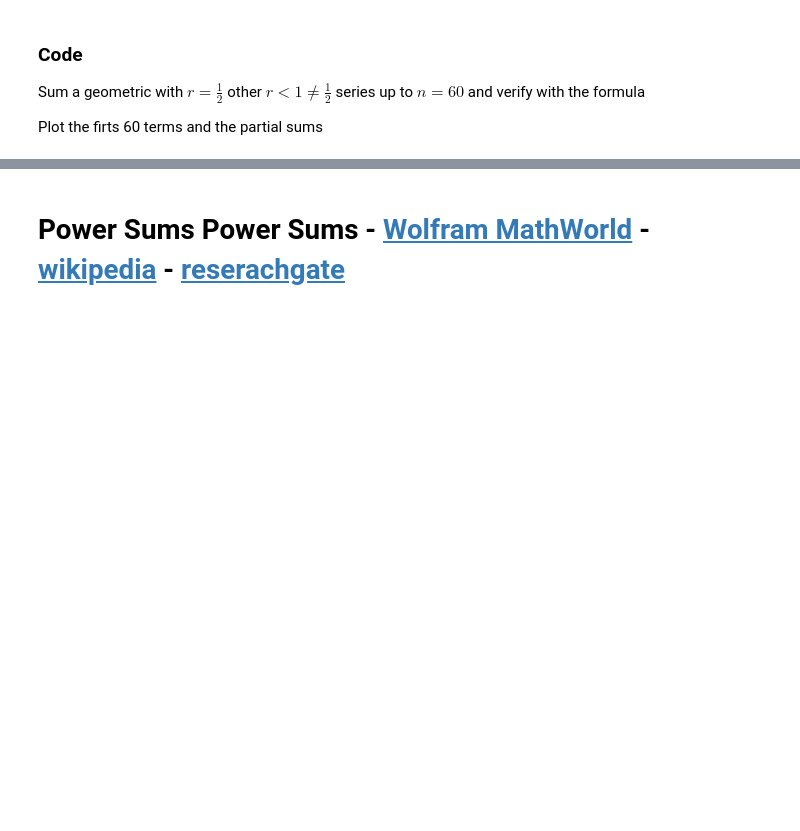
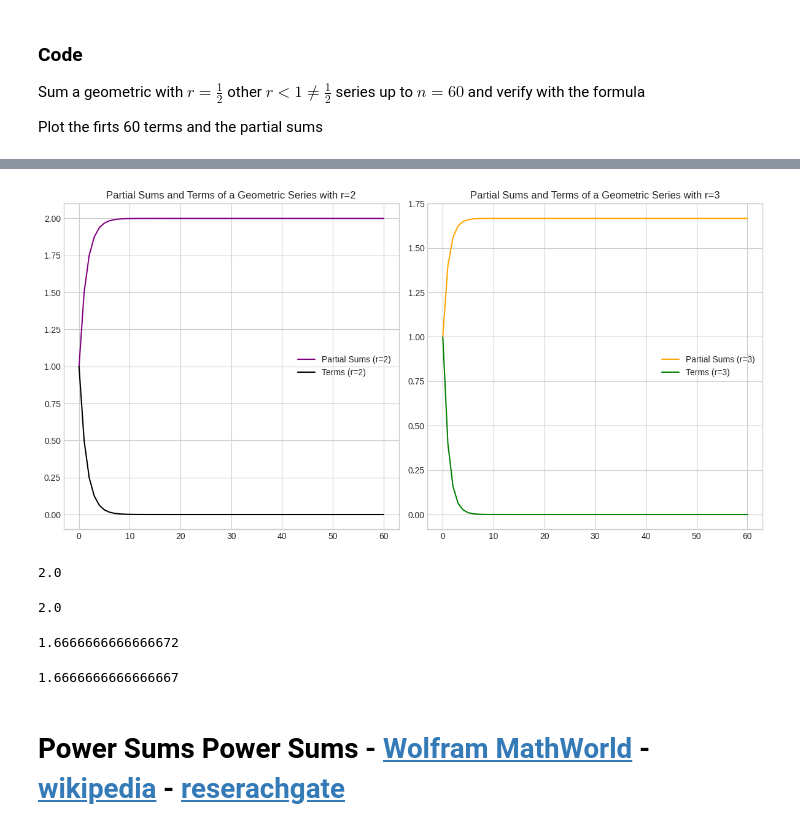
Before and after one commit to SAMREYBEN64/MetNumUN2023II, a Jupyter notebook: Lab1/sreyesbArithmeticSeriesGeometricSeriesPowerSums.ipynb, the cells around one changed output, grey strips where cells are left out. Drawn from its saved outputs; the diff is of its cells as text; code cells hidden in the pictures; blank space fills up the shorter version.

```diff
--- a/Lab1/sreyesbArithmeticSeriesGeometricSeriesPowerSums.ipynb
+++ b/Lab1/sreyesbArithmeticSeriesGeometricSeriesPowerSums.ipynb
@@ -433,3 +411,69 @@ Sum for 0 < r < 1 and r != 1/2: 1.6666666666666667
+# %%
+import matplotlib.pyplot as plt
+
+def calculate_geometric_series(n, r):
+    series_sum, series_k = [], []
+    S_n = 0
+
+    for i in range(0, n+1):
+        a_i = r**i
+        S_n += a_i
+        series_sum.append(S_n)
+        series_k.append(a_i)
+
+    return series_sum, series_k
+
+n = 60
+
+r_1_2 = 1/2
+sum_r_1_2, terms_r_1_2 = calculate_geometric_series(n, r_1_2)
+S_n_r_1_2 = sum_r_1_2[-1]  # Save the total sum of partial sums for r = 2
+
+r_2_5 = 2/5
+sum_r_2_5, terms_r_2_5 = calculate_geometric_series(n, r_2_5)
+S_n_r_2_5 = sum_r_2_5[-1]  # Save the total sum of partial sums for r = 3
+
+plt.figure(figsize=(12, 6))
+plt.style.use('seaborn-whitegrid')
+
+plt.subplot(1, 2, 1)
+plt.plot(range(0, n+1), sum_r_1_2, color='purple', label='Partial Sums (r=2)')
+plt.plot(range(0, n+1), terms_r_1_2, color='black', label='Terms (r=2)')
+plt.title("Partial Sums and Terms of a Geometric Series with r=2")
+plt.legend()
+
+plt.subplot(1, 2, 2)
+plt.plot(range(0, n+1), sum_r_2_5, color='orange', label='Partial Sums (r=3)')
+plt.plot(range(0, n+1), terms_r_2_5, color='green', label='Terms (r=3)')
+plt.title("Partial Sums and Terms of a Geometric Series with r=3")
+plt.legend()
+
+plt.tight_layout()
+plt.show()
+# %% [output]
+[figure, added]
+# %%
+print(S_n_r_1_2)
+# %% [output]
+2.0
+# %%
+r = 1/2
+n = 60
+S_n = ((1-r**(n+1))/(1-r))
+print(S_n)
+# %% [output]
+2.0
+# %%
+print(S_n_r_2_5)
+# %% [output]
+1.6666666666666672
+# %%
+r = 2/5
+n = 60
+S_n = ((1-r**(n+1))/(1-r))
+print(S_n)
+# %% [output]
+1.6666666666666667
 # %% [markdown]
 # Power Sums Power Sums - [Wolfram MathWorld](https://mathworld.wolfram.com/PowerSum.html) - [wikipedia](https://en.wikipedia.org/wiki/Sums_of_powers) - [reserachgate](https://www.researchgate.net/publication/331933608_The_Powers_Sums_Bernoulli_Numbers_Bernoulli_Polynomials_Rethinked)
 # %% [markdown]
```
Also changed, not shown: parts of 13 cells of this notebook.
